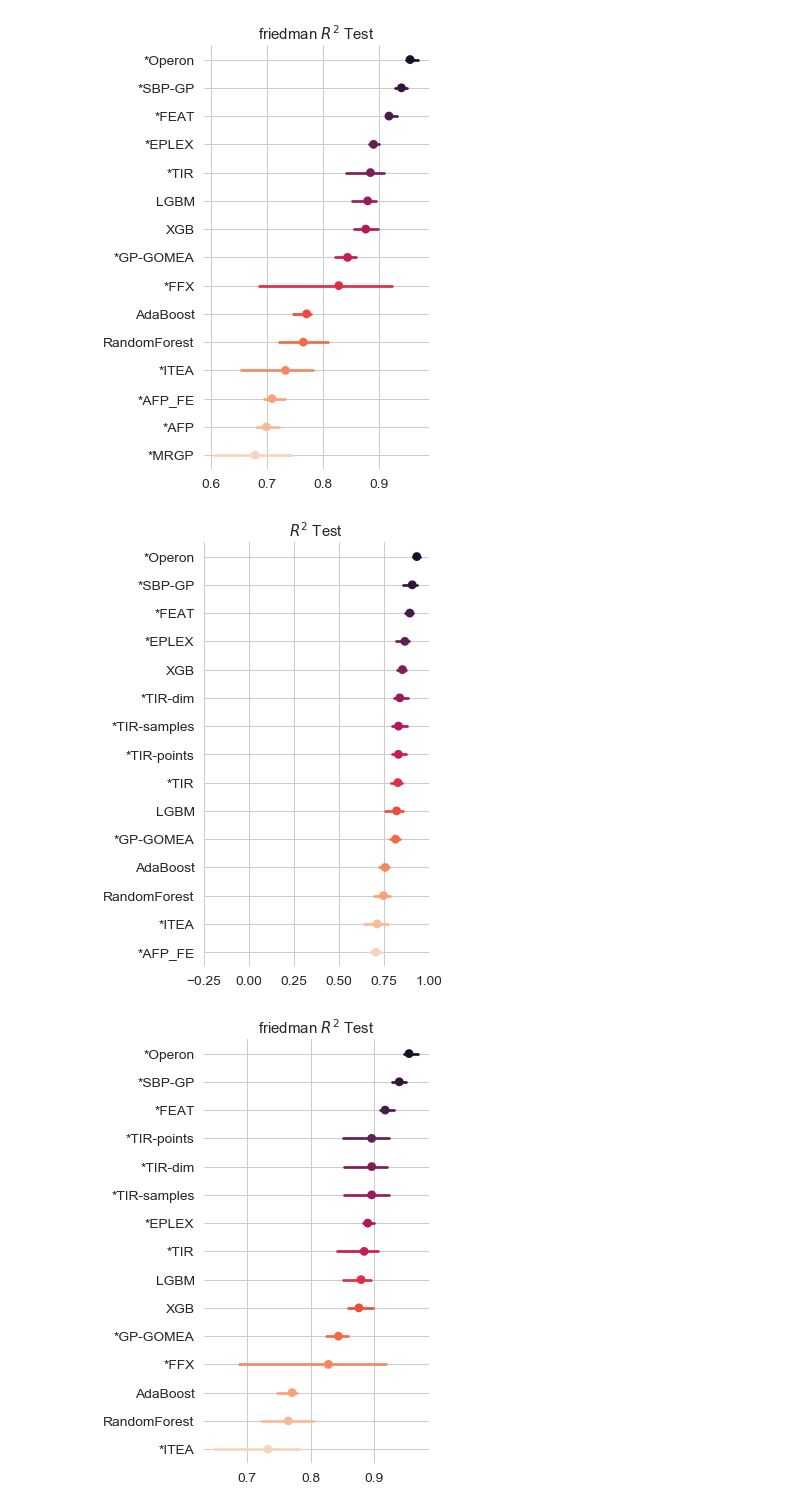
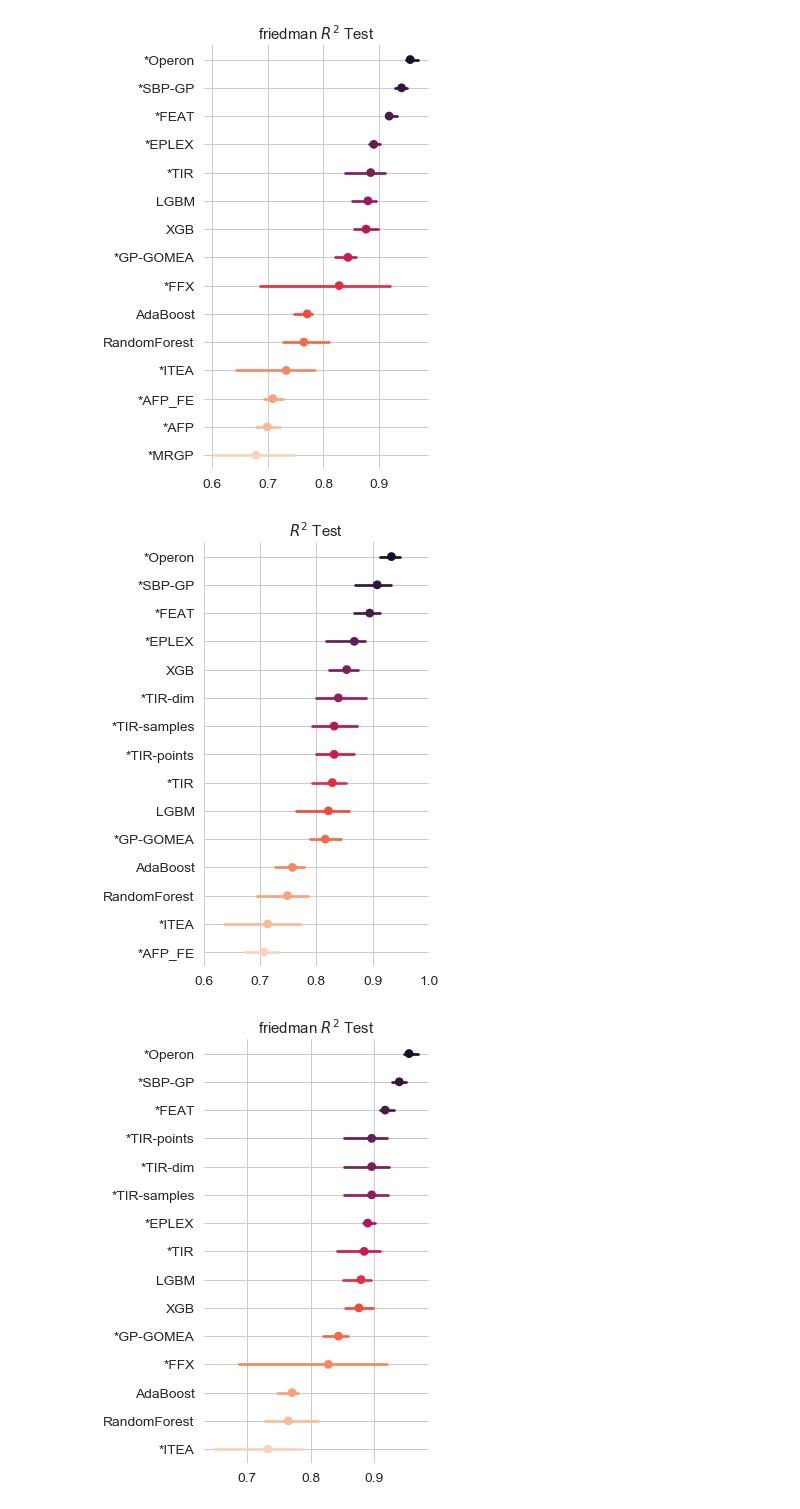
Before and after one commit to folivetti/tir, a Jupyter notebook: srbench/results/Results.ipynb, the cells around one changed output. Drawn from its saved outputs; the diff is of its cells as text; code cells hidden in the pictures.

```diff
--- a/srbench/results/Results.ipynb
+++ b/srbench/results/Results.ipynb
@@ -8,6 +8,11 @@ import matplotlib
 matplotlib.rc('pdf', fonttype=42)
 sns.set(font_scale=1.25, style='whitegrid')
 
+matplotlib.rcParams['pdf.fonttype'] = 42
+matplotlib.rcParams['ps.fonttype'] = 42
+#plt.rc('text', usetex=True)
+plt.rc('font', family='serif')
+
 df_plot=pd.read_csv("blackbox_results.csv")
 # %%
 # Make the PairGrid
@@ -216,36 +221,36 @@ g.map(sns.pointplot,
       order=order,
       palette="rocket",
       linewidth=1,
       markeredgecolor='w',
       join=False,
       estimator=np.median,
       n_boot=1000,
       ci=95
      )
 # # Use semantically meaningful titles for the columns
 titles = [x.replace('_',' ').title().replace('(S)','(s)').replace('R2','$R^2$') for x in x_vars]
 g.axes.flat[0].set_ylabel('')
 for ax, title in zip(g.axes.flat, titles):
 
     # Set a different title for each axes
     ax.set(title=title)
     ax.set_xlabel('')
 
     if any([n in title.lower() for n in ['size','time']]):
         ax.set_xscale('log')
 
     if title == '$R^2$ Test':
-        ax.set_xlim([-.25,1])
+        ax.set_xlim([.6,1])
 
     # Make the grid horizontal instead of vertical
     ax.yaxis.grid(True)
 
 sns.despine(left=True, bottom=True)
 
 #save(name='_'.join(['pairgrid-pointplot']+x_vars))
-plt.savefig("figs/penalty_results.eps", bbox_inches='tight')
+plt.savefig("figs/penalty_results.pdf", bbox_inches='tight')
 # %% [output]
-[figure, old version]
+[figure, new version]
 # %%
 # Make the PairGrid
 sns.set_style("whitegrid")
```
Also changed, not shown: parts of 8 cells of this notebook, 32 other files.
